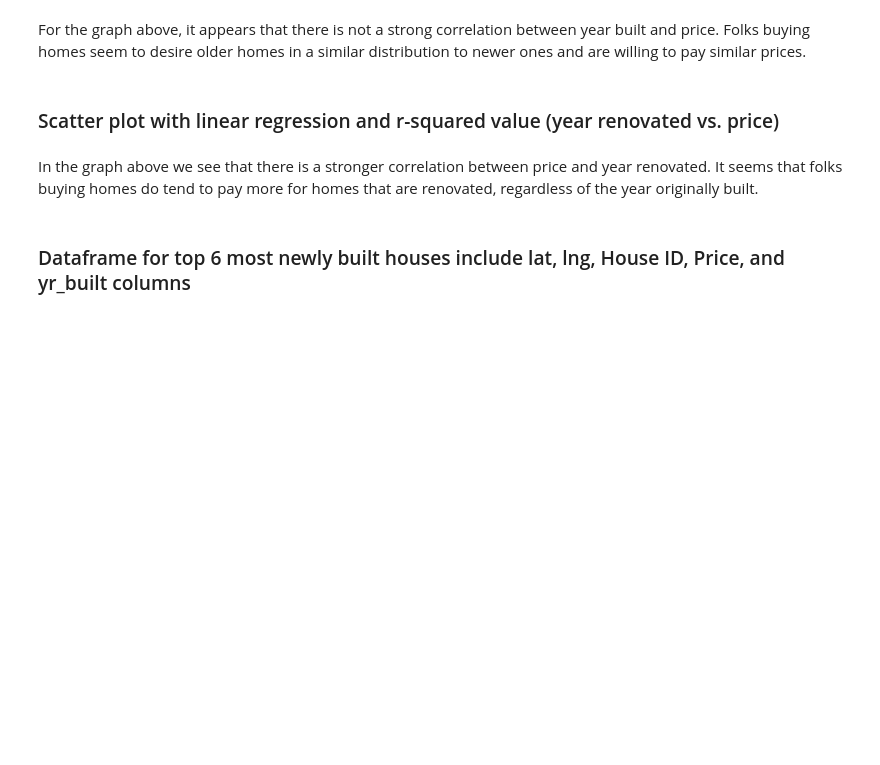
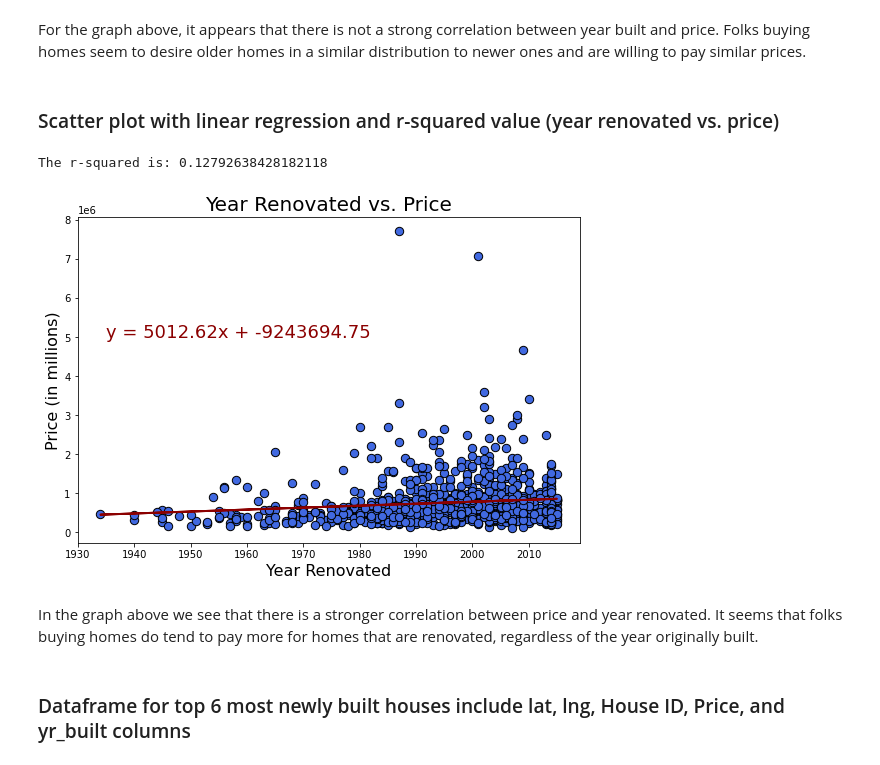
Before and after one commit to ameliahorton/King_county_house_sales_analysis, a Jupyter notebook: House Sales in King County, USA.ipynb, the cells around one changed output. Drawn from its saved outputs; the diff is of its cells as text; code cells hidden in the pictures; blank space fills up the shorter version.

```diff
--- a/House Sales in King County, USA.ipynb
+++ b/House Sales in King County, USA.ipynb
@@ -456,37 +546,40 @@ renovated_df = kc_house_data_df[["id", "lat", "long","zipcode", "price", "yr_ren
 renovated_df = renovated_df[renovated_df["yr_renovated"] > 0]
 
 # Build scatter plot for each data type:
 plt.figure(figsize=(9,6))
 x_values = renovated_df['yr_renovated']
 y_values = renovated_df['price']
 
 # Perform a linear regression on wind speed vs. latitude:
 (slope, intercept, rvalue, pvalue, stderr) = linregress(x_values, y_values)
 
 # Get regression values:
 regress_values = x_values * slope + intercept
 
 # Create line equation string:
 line_eq = 'y = ' + str(round(slope,2)) + 'x + ' + str(round(intercept,2))
 
 # Create plot:
 plt.scatter(x_values,y_values, marker='o', color='royalblue', s=[70], edgecolors='black')
 plt.plot(x_values,regress_values,'darkred', linewidth=2)
 
 # Incorporate the other graph properties:
-plt.title('year renovated vs. price', fontsize=20)
-plt.ylabel('price (in millions)', fontsize=16, color='black')
-plt.xlabel('year renovated', fontsize=16, color='black')
-plt.annotate(line_eq,(1930,5e6), fontsize=18, color='darkred')
+plt.title('Year Renovated vs. Price', fontsize=20)
+plt.ylabel('Price (in millions)', fontsize=16, color='black')
+plt.xlabel('Year Renovated', fontsize=16, color='black')
+plt.annotate(line_eq,(1935,5e6), fontsize=18, color='darkred')
 
 # Print r-squared value:
 print(f'The r-squared is: {rvalue}')
 
 # Save the figure:
 plt.savefig('output_data/yearrenovatedvsprice.png')
 
 # Show plot:
 plt.show()
+# %% [output]
+The r-squared is: 0.12792638428182118
+[figure, added]
 # %% [markdown]
 In the graph above we see that there is a stronger correlation between price and year renovated. It seems that folks buying homes do tend to pay more for homes that are renovated, regardless of the year originally built.
 # %% [markdown]
```
Also changed, not shown: parts of 21 cells of this notebook, 2 other files.
